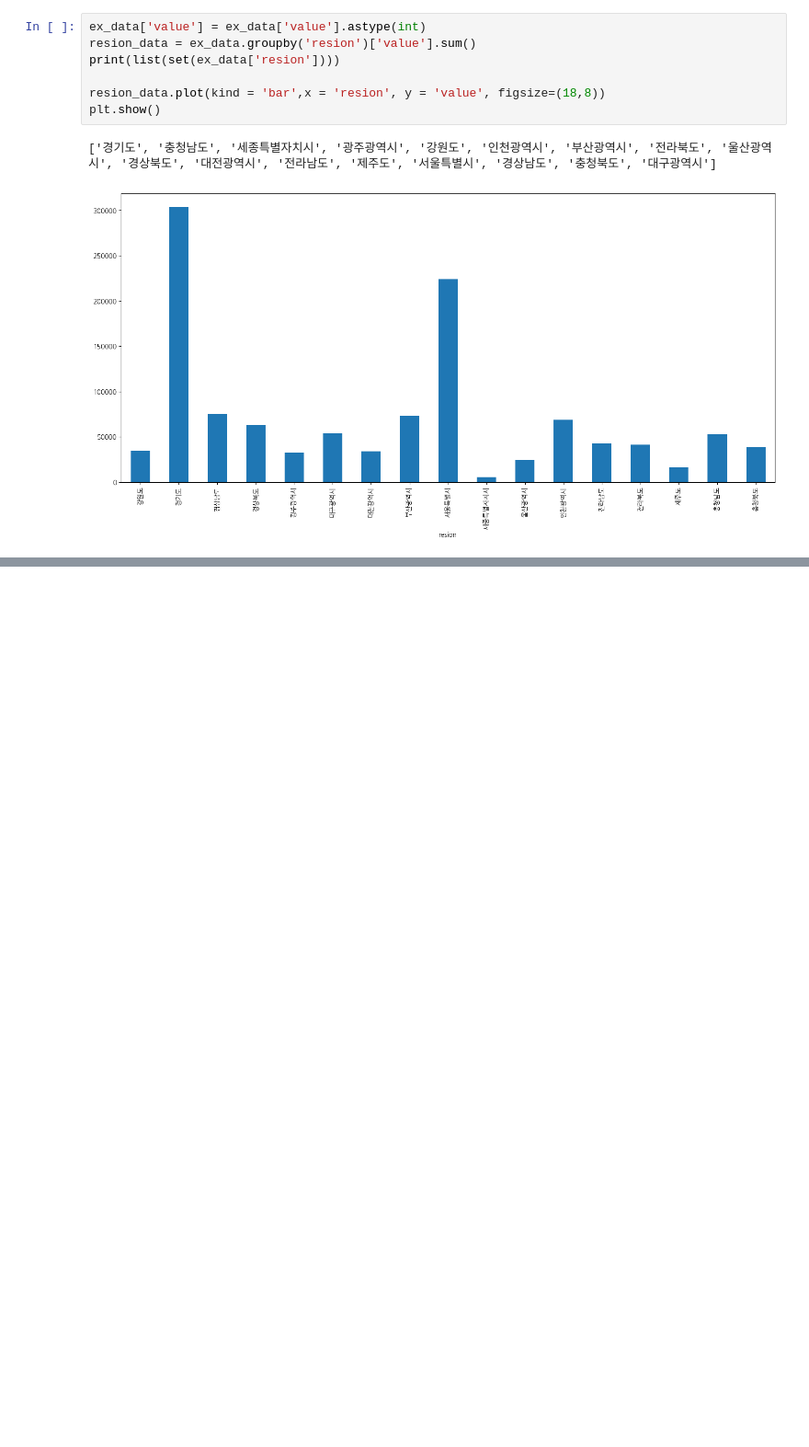
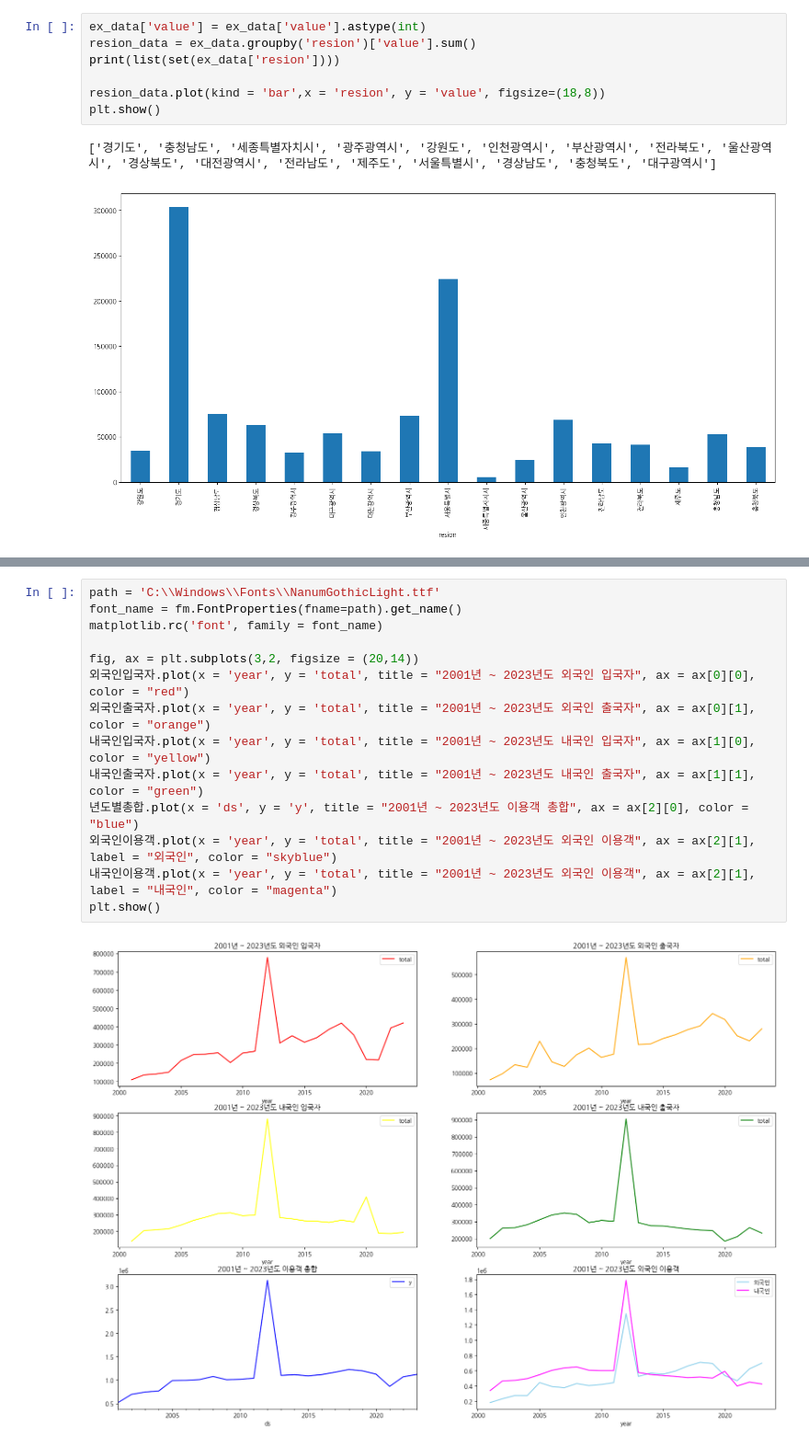
Before and after one commit to JeongHui-seong/py_hs01, a Jupyter notebook: python11.ipynb, the cells around one changed output, grey strips where cells are left out. Shown at 92% size. Drawn from its saved outputs; the diff is of its cells as text; blank space fills up the shorter version.

```diff
--- a/python11.ipynb
+++ b/python11.ipynb
@@ -921,0 +957,16 @@ plt.show()
+# %%
+path = 'C:\\Windows\\Fonts\\NanumGothicLight.ttf'
+font_name = fm.FontProperties(fname=path).get_name()
+matplotlib.rc('font', family = font_name)
+
+fig, ax = plt.subplots(3,2, figsize = (20,14))
+외국인입국자.plot(x = 'year', y = 'total', title = "2001년 ~ 2023년도 외국인 입국자", ax = ax[0][0], color = "red")
+외국인출국자.plot(x = 'year', y = 'total', title = "2001년 ~ 2023년도 외국인 출국자", ax = ax[0][1], color = "orange")
+내국인입국자.plot(x = 'year', y = 'total', title = "2001년 ~ 2023년도 내국인 입국자", ax = ax[1][0], color = "yellow")
+내국인출국자.plot(x = 'year', y = 'total', title = "2001년 ~ 2023년도 내국인 출국자", ax = ax[1][1], color = "green")
+년도별총합.plot(x = 'ds', y = 'y', title = "2001년 ~ 2023년도 이용객 총합", ax = ax[2][0], color = "blue")
+외국인이용객.plot(x = 'year', y = 'total', title = "2001년 ~ 2023년도 외국인 이용객", ax = ax[2][1], label = "외국인", color = "skyblue")
+내국인이용객.plot(x = 'year', y = 'total', title = "2001년 ~ 2023년도 외국인 이용객", ax = ax[2][1], label = "내국인", color = "magenta")
+plt.show()
+# %% [output]
+[figure, added]
```
Also changed, not shown: parts of 7 cells of this notebook, 9 other files.
